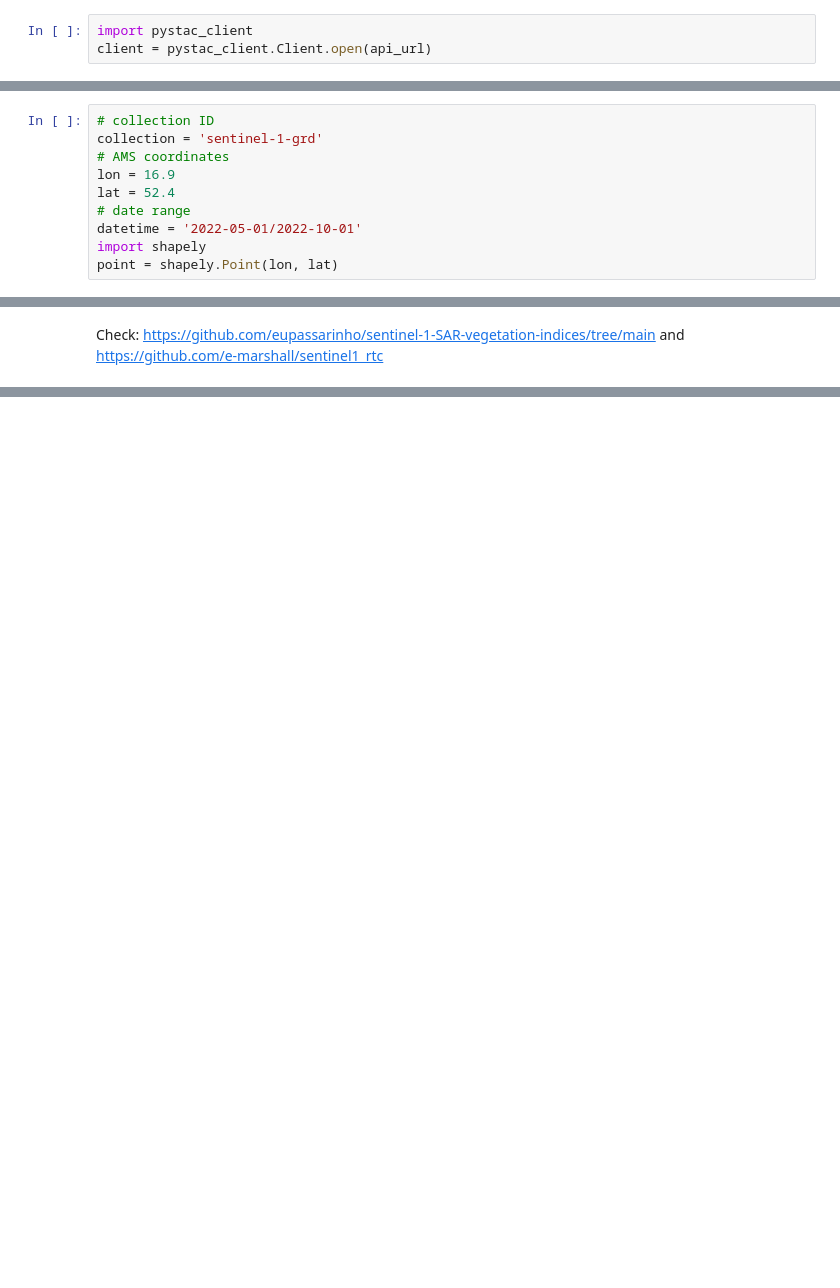
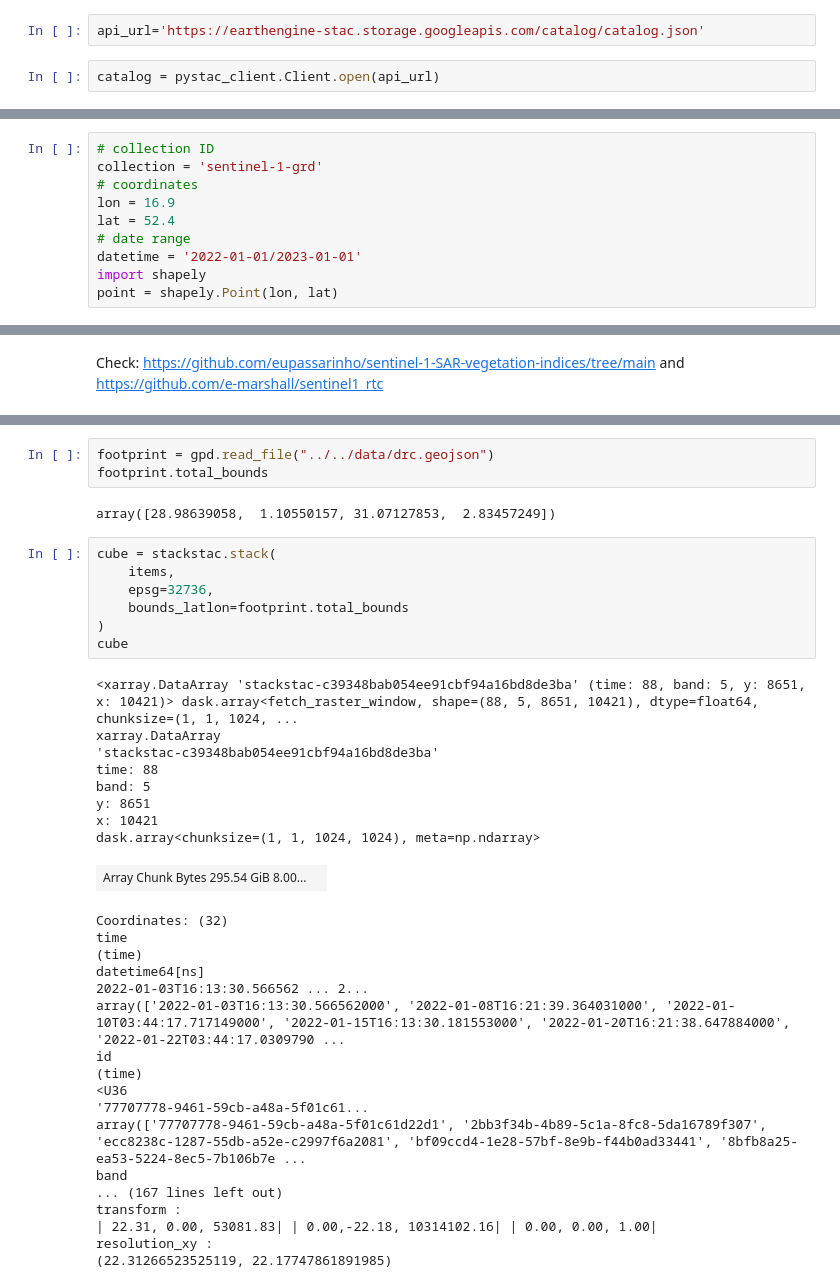
Before and after one commit to loreabad6/ogh23, a Jupyter notebook: notebooks/jupyter/sentinel1.ipynb, the cells around one changed output, grey strips where cells are left out. Saved outputs shown, nothing was run; the diff lists cells and outputs as text; blank space fills up the shorter version.

```diff
--- a/notebooks/jupyter/sentinel1.ipynb
+++ b/notebooks/jupyter/sentinel1.ipynb
@@ -114,6 +176,7 @@ api_url='https://planetarycomputer.microsoft.com/api/stac/v1'
+# %%
+api_url='https://earthengine-stac.storage.googleapis.com/catalog/catalog.json'
 # %%
-import pystac_client
-client = pystac_client.Client.open(api_url)
+catalog = pystac_client.Client.open(api_url)
 # %%
 for collection in catalog.get_collections():
     print(collection)
@@ -138,11 +183,11 @@ for collection in catalog.get_collections():
 # %%
 # collection ID
 collection = 'sentinel-1-grd'
-# AMS coordinates
+# coordinates
 lon = 16.9
 lat = 52.4
 # date range
-datetime = '2022-05-01/2022-10-01'
+datetime = '2022-01-01/2023-01-01'
 import shapely
 point = shapely.Point(lon, lat)
 # %%
@@ -167,0 +240,39 @@ Check: https://github.com/eupassarinho/sentinel-1-SAR-vegetation-indices/tree/ma
+# %%
+footprint = gpd.read_file("../../data/drc.geojson")
+footprint.total_bounds
+# %% [output]
+array([28.98639058,  1.10550157, 31.07127853,  2.83457249])
+# %%
+cube = stackstac.stack(
+    items,
+    epsg=32736,
+    bounds_latlon=footprint.total_bounds
+)
+cube
+# %% [output]
+<xarray.DataArray 'stackstac-c39348bab054ee91cbf94a16bd8de3ba' (time: 88, band: 5, y: 8651, x: 10421)> dask.array<fetch_raster_window, shape=(88, 5, 8651, 10421), dtype=float64, chunksize=(1, 1, 1024, ...
+xarray.DataArray
+'stackstac-c39348bab054ee91cbf94a16bd8de3ba'
+time: 88
+band: 5
+y: 8651
+x: 10421
+dask.array<chunksize=(1, 1, 1024, 1024), meta=np.ndarray>
+| Array Chunk Bytes 295.54 GiB 8.00... |  |
+Coordinates: (32)
+time
+(time)
+datetime64[ns]
+2022-01-03T16:13:30.566562 ... 2...
+array(['2022-01-03T16:13:30.566562000', '2022-01-08T16:21:39.364031000', '2022-01-10T03:44:17.717149000', '2022-01-15T16:13:30.181553000', '2022-01-20T16:21:38.647884000', '2022-01-22T03:44:17.0309790 ...
+id
+(time)
+<U36
+'77707778-9461-59cb-a48a-5f01c61...
+array(['77707778-9461-59cb-a48a-5f01c61d22d1', '2bb3f34b-4b89-5c1a-8fc8-5da16789f307', 'ecc8238c-1287-55db-a52e-c2997f6a2081', 'bf09ccd4-1e28-57bf-8e9b-f44b0ad33441', '8bfb8a25-ea53-5224-8ec5-7b106b7e ...
+band
+... (167 lines left out)
+transform :
+| 22.31, 0.00, 53081.83| | 0.00,-22.18, 10314102.16| | 0.00, 0.00, 1.00|
+resolution_xy :
+(22.31266523525119, 22.17747861891985)
```
Also changed, not shown: parts of 51 cells of this notebook.
